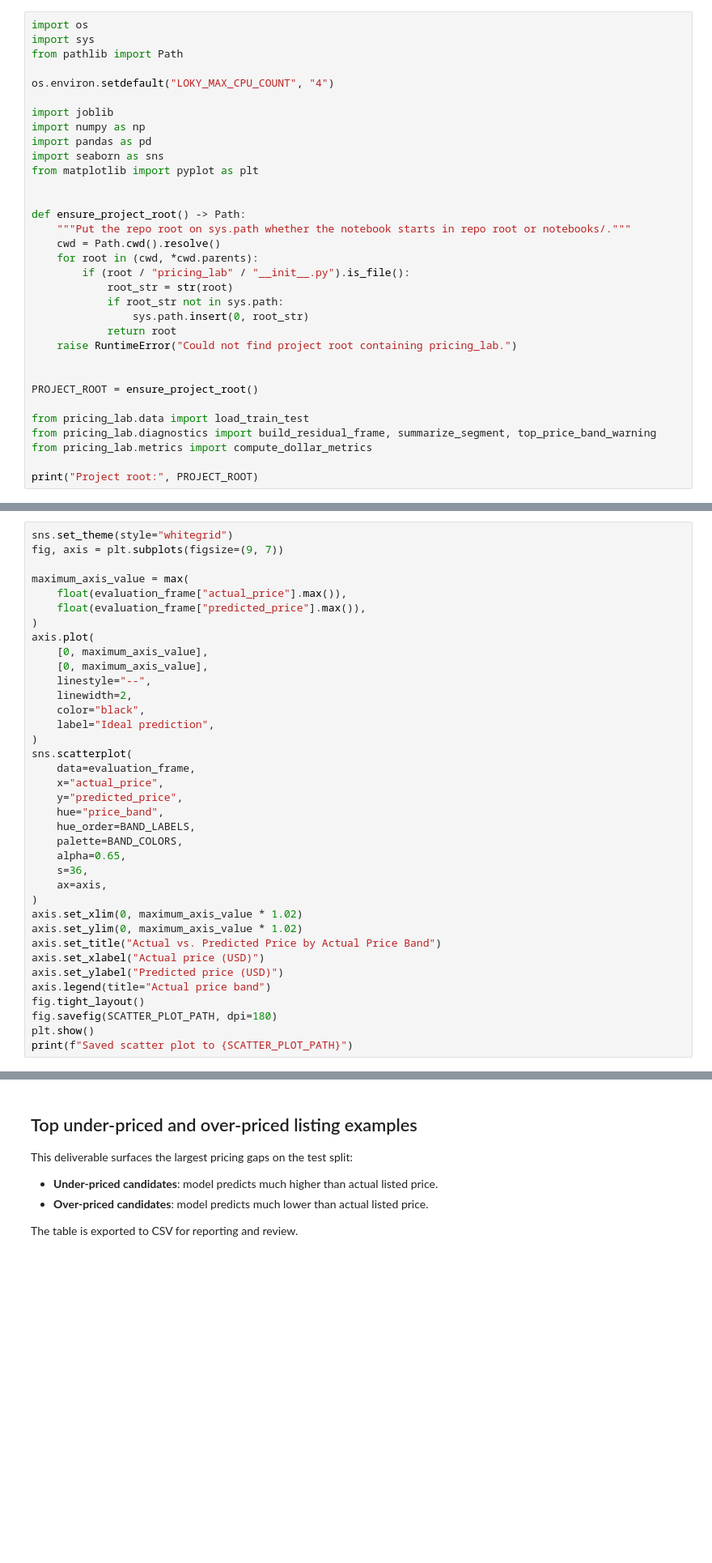
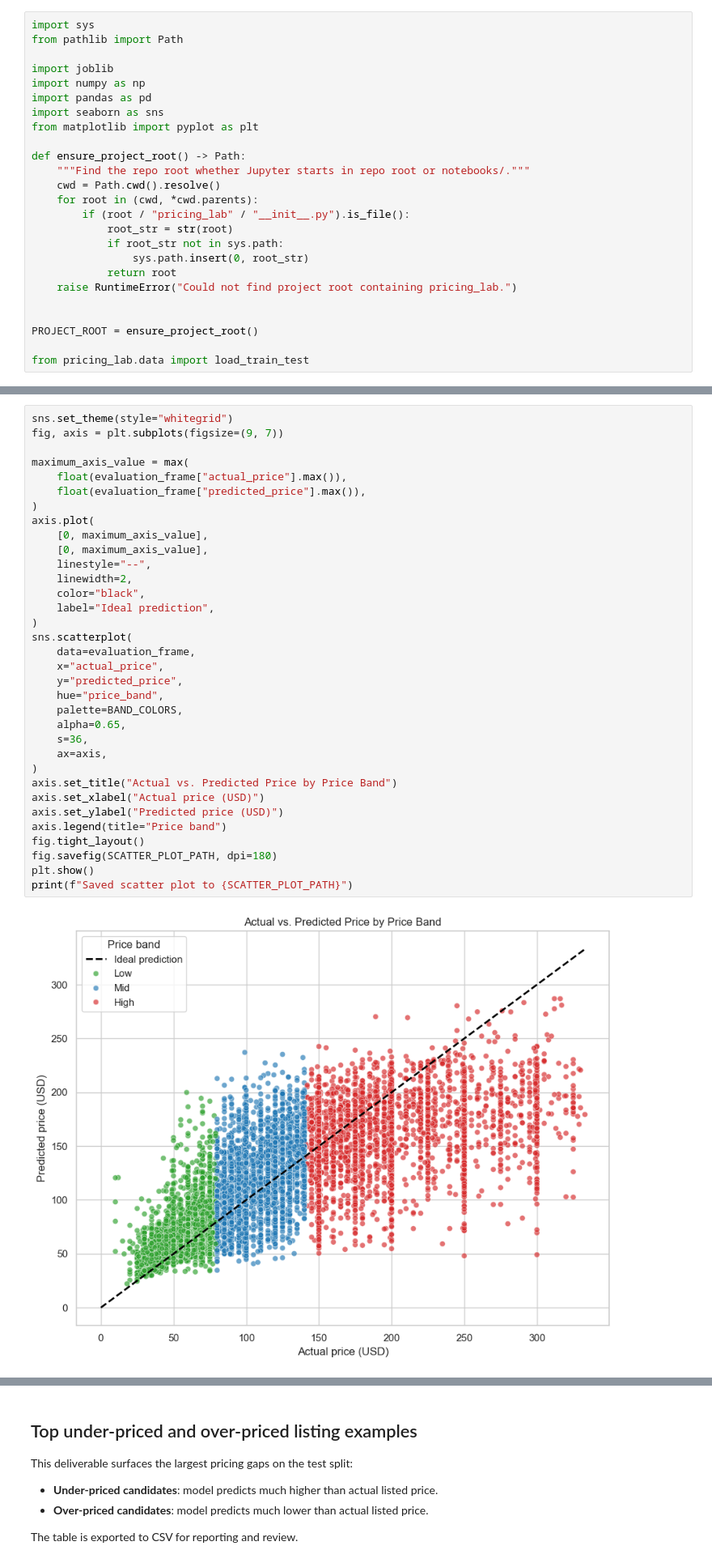
Before and after one commit to Techdude01/BNB_Pricing, a Jupyter notebook: notebooks/04_xgboost_price_band_plots.ipynb, the cells around one changed output, grey strips where cells are left out. Shown at 81% size. Cells and saved outputs as stored; diff of their text form; blank space fills up the shorter version.

```diff
--- a/notebooks/04_xgboost_price_band_plots.ipynb
+++ b/notebooks/04_xgboost_price_band_plots.ipynb
@@ -8,9 +8,6 @@ This notebook loads the saved XGBoost pipeline artifact, evaluates it on the tes
 # %%
-import os
 import sys
 from pathlib import Path
-
-os.environ.setdefault("LOKY_MAX_CPU_COUNT", "4")
 
 import joblib
 import numpy as np
@@ -18,9 +15,8 @@ import pandas as pd
 import seaborn as sns
 from matplotlib import pyplot as plt
 
-
 def ensure_project_root() -> Path:
-    """Put the repo root on sys.path whether the notebook starts in repo root or notebooks/."""
+    """Find the repo root whether Jupyter starts in repo root or notebooks/."""
     cwd = Path.cwd().resolve()
     for root in (cwd, *cwd.parents):
         if (root / "pricing_lab" / "__init__.py").is_file():
@@ -34,8 +30,4 @@ def ensure_project_root() -> Path:
 PROJECT_ROOT = ensure_project_root()
 
 from pricing_lab.data import load_train_test
-from pricing_lab.diagnostics import build_residual_frame, summarize_segment, top_price_band_warning
-from pricing_lab.metrics import compute_dollar_metrics
-
-print("Project root:", PROJECT_ROOT)
 # %%
@@ -89,35 +98,34 @@ sns.set_theme(style="whitegrid")
 fig, axis = plt.subplots(figsize=(9, 7))
 
 maximum_axis_value = max(
     float(evaluation_frame["actual_price"].max()),
     float(evaluation_frame["predicted_price"].max()),
 )
 axis.plot(
     [0, maximum_axis_value],
     [0, maximum_axis_value],
     linestyle="--",
     linewidth=2,
     color="black",
     label="Ideal prediction",
 )
 sns.scatterplot(
     data=evaluation_frame,
     x="actual_price",
     y="predicted_price",
     hue="price_band",
-    hue_order=BAND_LABELS,
     palette=BAND_COLORS,
     alpha=0.65,
     s=36,
     ax=axis,
 )
-axis.set_xlim(0, maximum_axis_value * 1.02)
-axis.set_ylim(0, maximum_axis_value * 1.02)
-axis.set_title("Actual vs. Predicted Price by Actual Price Band")
+axis.set_title("Actual vs. Predicted Price by Price Band")
 axis.set_xlabel("Actual price (USD)")
 axis.set_ylabel("Predicted price (USD)")
-axis.legend(title="Actual price band")
+axis.legend(title="Price band")
 fig.tight_layout()
 fig.savefig(SCATTER_PLOT_PATH, dpi=180)
 plt.show()
 print(f"Saved scatter plot to {SCATTER_PLOT_PATH}")
+# %% [output]
+[figure, added]
```
Also changed, not shown: parts of 6 cells of this notebook, 16 other files.
